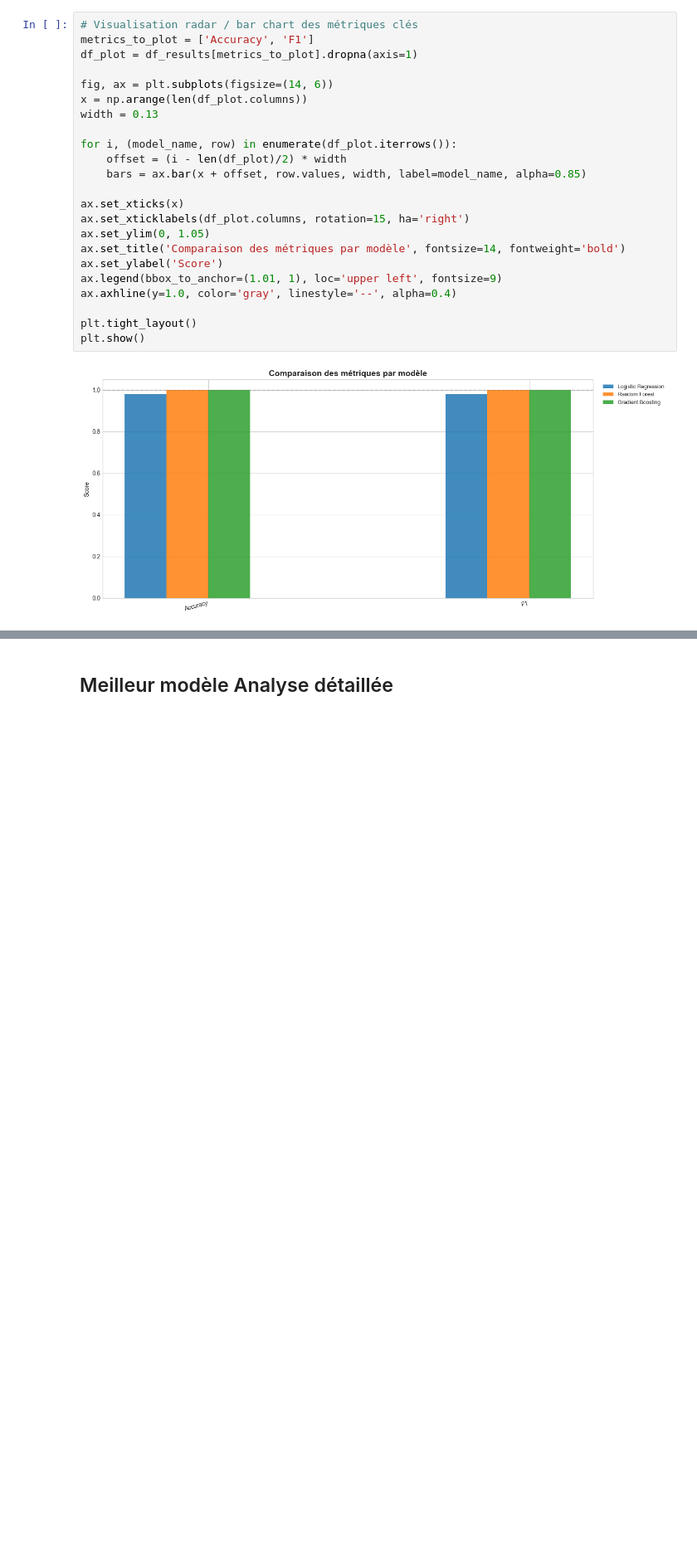
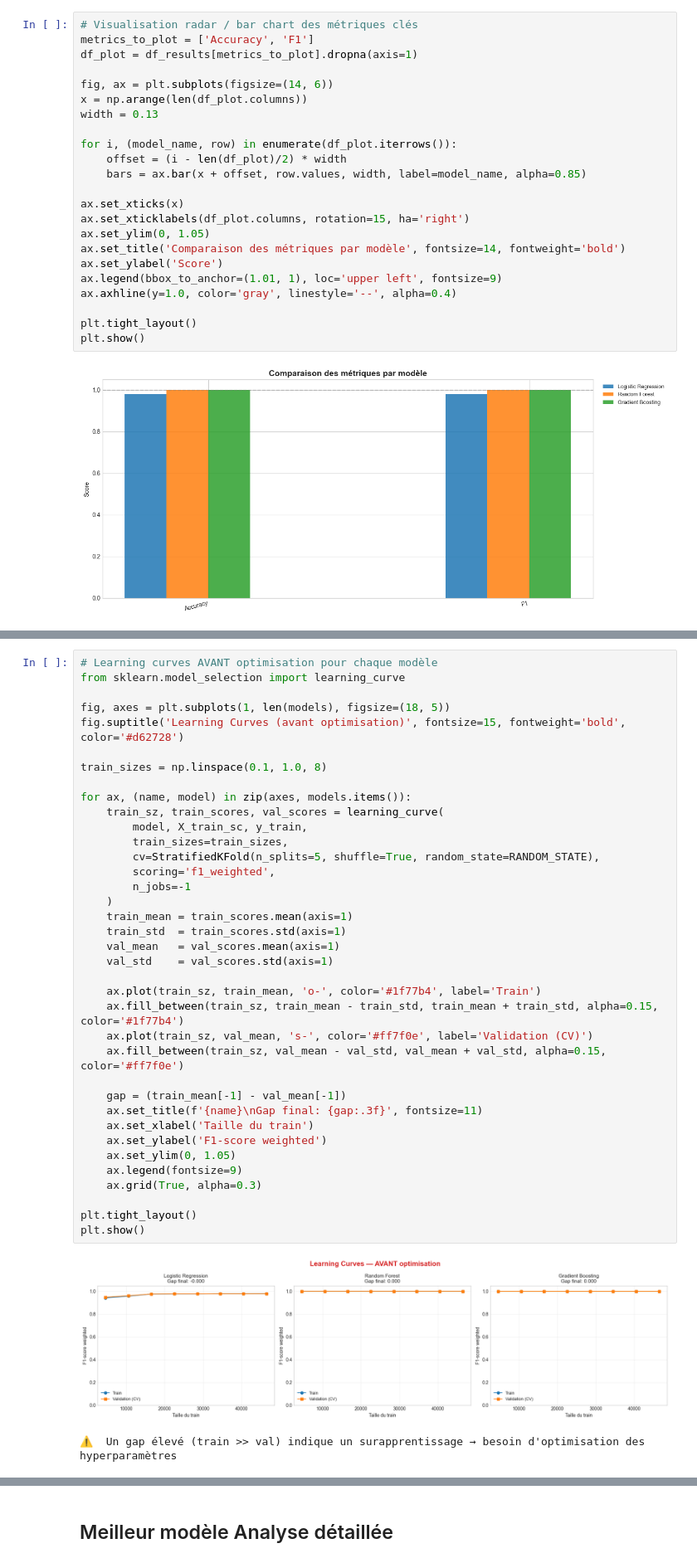
Before and after one commit to lefarmer01600/TPRE612, a Jupyter notebook: src/training/model/classification_desserte.ipynb, the cells around one changed output, grey strips where cells are left out. Shown at 83% size. Drawn from its saved outputs; the diff is of its cells as text; blank space fills up the shorter version.

Commit message:
:feat: modification du modèles

```diff
--- a/src/training/model/classification_desserte.ipynb
+++ b/src/training/model/classification_desserte.ipynb
@@ -262,0 +272,40 @@ plt.show()
+# %%
+# Learning curves AVANT optimisation pour chaque modèle
+from sklearn.model_selection import learning_curve
+
+fig, axes = plt.subplots(1, len(models), figsize=(18, 5))
+fig.suptitle('Learning Curves (avant optimisation)', fontsize=15, fontweight='bold', color='#d62728')
+
+train_sizes = np.linspace(0.1, 1.0, 8)
+
+for ax, (name, model) in zip(axes, models.items()):
+    train_sz, train_scores, val_scores = learning_curve(
+        model, X_train_sc, y_train,
+        train_sizes=train_sizes,
+        cv=StratifiedKFold(n_splits=5, shuffle=True, random_state=RANDOM_STATE),
+        scoring='f1_weighted',
+        n_jobs=-1
+    )
+    train_mean = train_scores.mean(axis=1)
+    train_std  = train_scores.std(axis=1)
+    val_mean   = val_scores.mean(axis=1)
+    val_std    = val_scores.std(axis=1)
+
+    ax.plot(train_sz, train_mean, 'o-', color='#1f77b4', label='Train')
+    ax.fill_between(train_sz, train_mean - train_std, train_mean + train_std, alpha=0.15, color='#1f77b4')
+    ax.plot(train_sz, val_mean, 's-', color='#ff7f0e', label='Validation (CV)')
+    ax.fill_between(train_sz, val_mean - val_std, val_mean + val_std, alpha=0.15, color='#ff7f0e')
+
+    gap = (train_mean[-1] - val_mean[-1])
+    ax.set_title(f'{name}\nGap final: {gap:.3f}', fontsize=11)
+    ax.set_xlabel('Taille du train')
+    ax.set_ylabel('F1-score weighted')
+    ax.set_ylim(0, 1.05)
+    ax.legend(fontsize=9)
+    ax.grid(True, alpha=0.3)
+
+plt.tight_layout()
+plt.show()
+# %% [output]
+[figure, added]
+⚠️  Un gap élevé (train >> val) indique un surapprentissage → besoin d'optimisation des hyperparamètres
```
Also changed, not shown: parts of 13 cells of this notebook.
